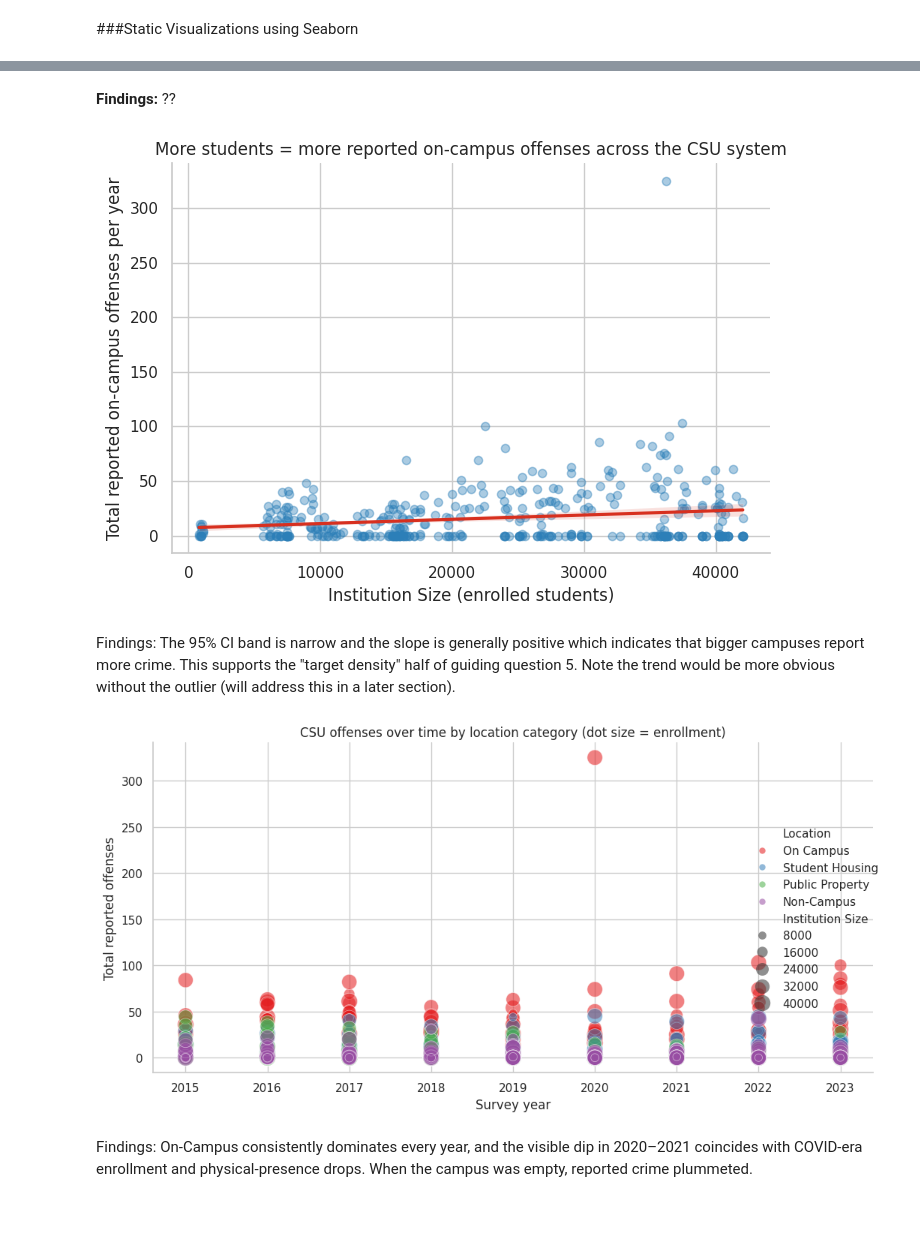
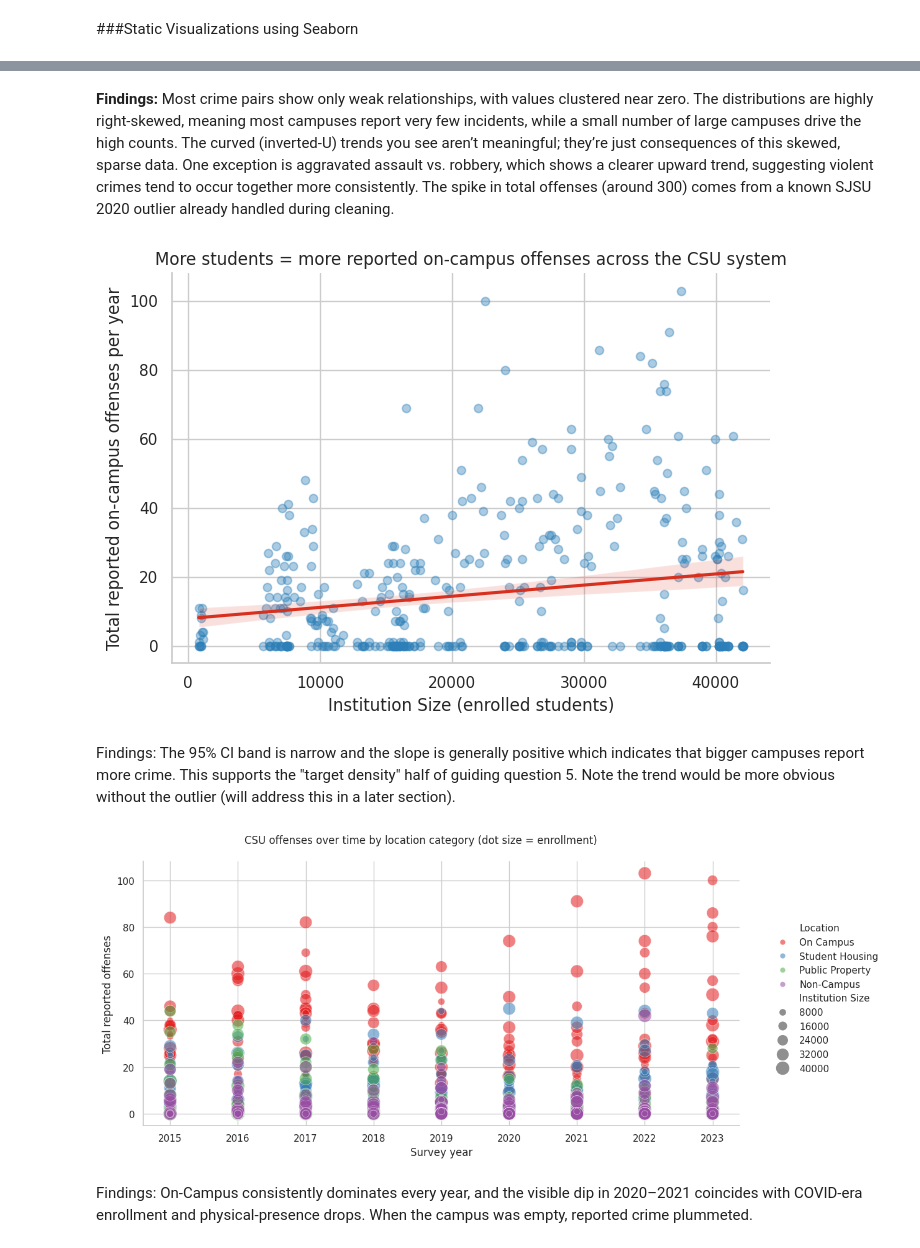
Before and after one commit to CS133-DataVisualization/term-project-crimefighters101, a Jupyter notebook: Project Assignments/CSU_Crime_Consolidated.ipynb, the cells around one changed output, grey strips where cells are left out. Drawn from its saved outputs; the diff is of its cells as text; code cells hidden in the pictures; blank space fills up the shorter version.

Commit message:
Use outlier-adjusted dataset across all visualizations; add to findings cells

```diff
--- a/Project Assignments/CSU_Crime_Consolidated.ipynb
+++ b/Project Assignments/CSU_Crime_Consolidated.ipynb
@@ -12,17 +12,17 @@
 # %% [markdown]
 ###Load Data and Environment Set Up
 # %%
+import os
+
 # Mount Google Drive
 try:
     from google.colab import drive
     drive.mount('/content/drive')
-    # change this path depending where you put the Cleaned folder
-    path = '/content/drive/MyDrive/cs133/Cleaned'
+    DATA_DIR = '/content/drive/MyDrive/cs133/Cleaned'
 except ModuleNotFoundError:
     # Local fallback so the notebook still runs outside Colab
     DATA_DIR = './Cleaned'
 
-import os
 print('Using DATA_DIR =', DATA_DIR)
 print('Files found:', sorted(os.listdir(DATA_DIR))[:5], '...')
 # %% [output]
@@ -284,10 +285,10 @@ plt.show()
-# %% [markdown]
-**Findings:** ??
+# %% [markdown]
+**Findings:** Most crime pairs show only weak relationships, with values clustered near zero. The distributions are highly right-skewed, meaning most campuses report very few incidents, while a small number of large campuses drive the high counts. The curved (inverted-U) trends you see aren’t meaningful; they’re just consequences of this skewed, sparse data. One exception is aggravated assault vs. robbery, which shows a clearer upward trend, suggesting violent crimes tend to occur together more consistently. The spike in total offenses (around 300) comes from a known SJSU 2020 outlier already handled during cleaning.
 # %%
 # Linear Regression
 # Addresses guiding question #5. We filter to On-Campus records (excluding sparse categories) and fit an lmplot of Institution Size → Total offenses.
-on_campus = crimes[(crimes['Location'] == 'On Campus') &
-                   (crimes['Institution Size'] > 0)].copy()
+on_campus = crimes_adj[(crimes_adj['Location'] == 'On Campus') &
+                   (crimes_adj['Institution Size'] > 0)].copy()
 
 sns.lmplot(data=on_campus, x='Institution Size', y='Total offenses',
            height=5, aspect=1.4,
@@ -300,27 +301,33 @@ plt.ylabel('Total reported on-campus offenses per year')
 plt.tight_layout()
 plt.show()
 # %% [output]
-[figure, old version]
+[figure, new version]
 # %% [markdown]
 Findings: The 95% CI band is narrow and the slope is generally positive which indicates that bigger campuses report more crime. This supports the "target density" half of guiding question 5. Note the trend would be more obvious without the outlier (will address this in a later section).
 # %%
 # Relplot: crime by year, location, and campus size
-sns.relplot(
-    data=crimes,
+g = sns.relplot(
+    data=crimes_adj,
     x='Survey year', y='Total offenses',
     hue='Location', size='Institution Size',
     sizes=(20, 250), alpha=0.55,
     height=5.5, aspect=1.6,
     palette='Set1',
 )
-plt.title('CSU offenses over time by location category (dot size = enrollment)',
-          fontsize=12)
-plt.xlabel('Survey year')
-plt.ylabel('Total reported offenses')
+
+# Move legend outside (right side)
+sns.move_legend(g, "center left", bbox_to_anchor=(1.02, 0.5))
+
+g.set_axis_labels('Survey year', 'Total reported offenses')
+g.fig.suptitle(
+    'CSU offenses over time by location category (dot size = enrollment)',
+    fontsize=12
+)
+
 plt.tight_layout()
 plt.show()
 # %% [output]
-[figure, old version]
+[figure, new version]
 # %% [markdown]
 Findings: On-Campus consistently dominates every year, and the visible dip in 2020–2021 coincides with COVID-era enrollment and physical-presence drops. When the campus was empty, reported crime plummeted.
 # %%
```
Also changed, not shown: parts of 13 cells of this notebook.
